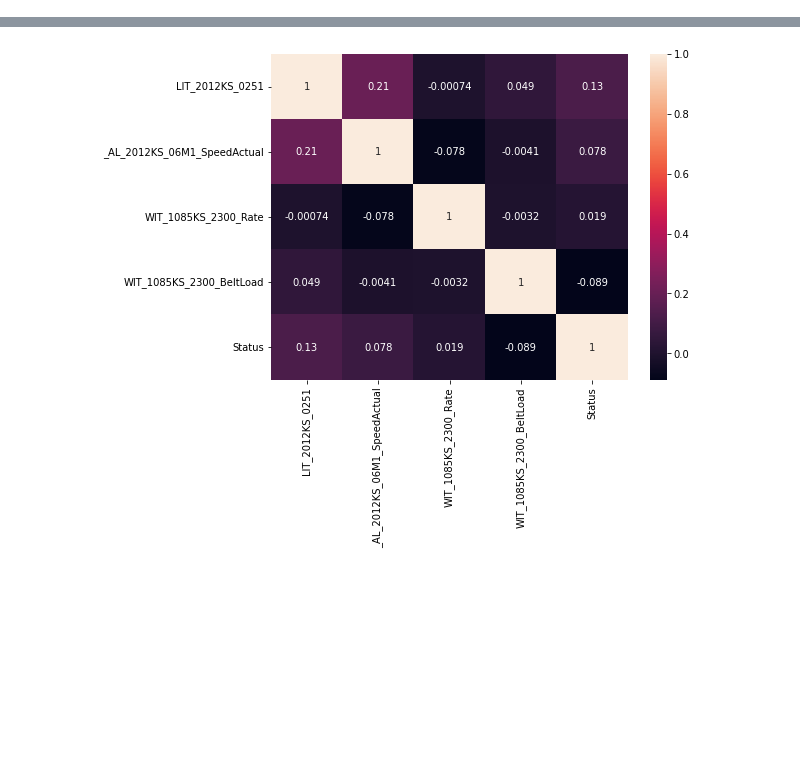
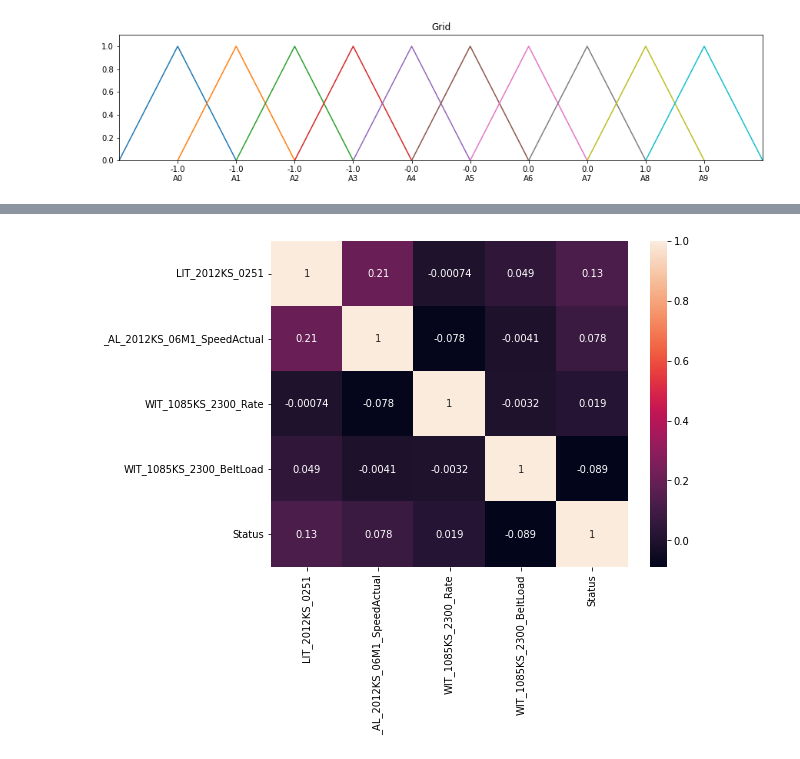
Before and after one commit to gabrielvinicios02/ExperimentsMultivariate, a Jupyter notebook: ClassificadorXGBoost.ipynb, the cells around one changed output, grey strips where cells are left out. Cells and saved outputs as stored; diff of their text form; code cells hidden in the pictures; blank space fills up the shorter version.

```diff
--- a/ClassificadorXGBoost.ipynb
+++ b/ClassificadorXGBoost.ipynb
@@ -21,0 +111,17 @@ import matplotlib.pyplot as plt
+# %%
+from pyFTS.data import Enrollments
+from pyFTS.partitioners import Grid
+from pyFTS.models import hofts
+
+dados_treino = y[:60]
+
+dados_teste = y[60:]
+
+#Particionamento do Universo de Discurso
+particionador = Grid.GridPartitioner(data=dados_treino,npart=10, freq = 1)
+
+fig, ax = plt.subplots(nrows=1, ncols=1,figsize=[15,3])
+
+particionador.plot(ax)
+# %% [output]
+[figure, added]
```
Also changed, not shown: parts of 8 cells of this notebook.
